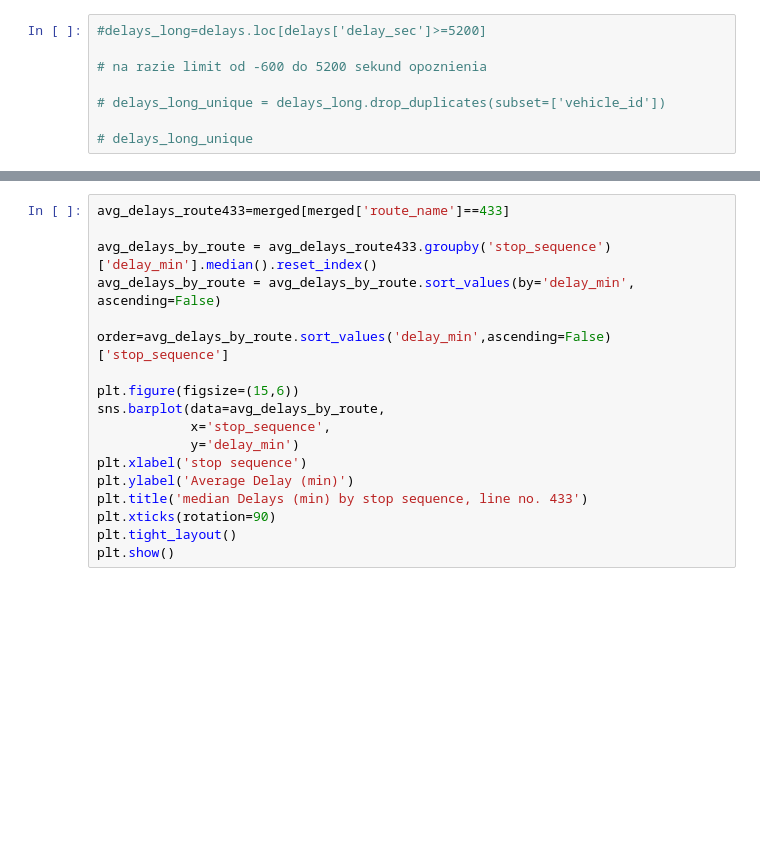
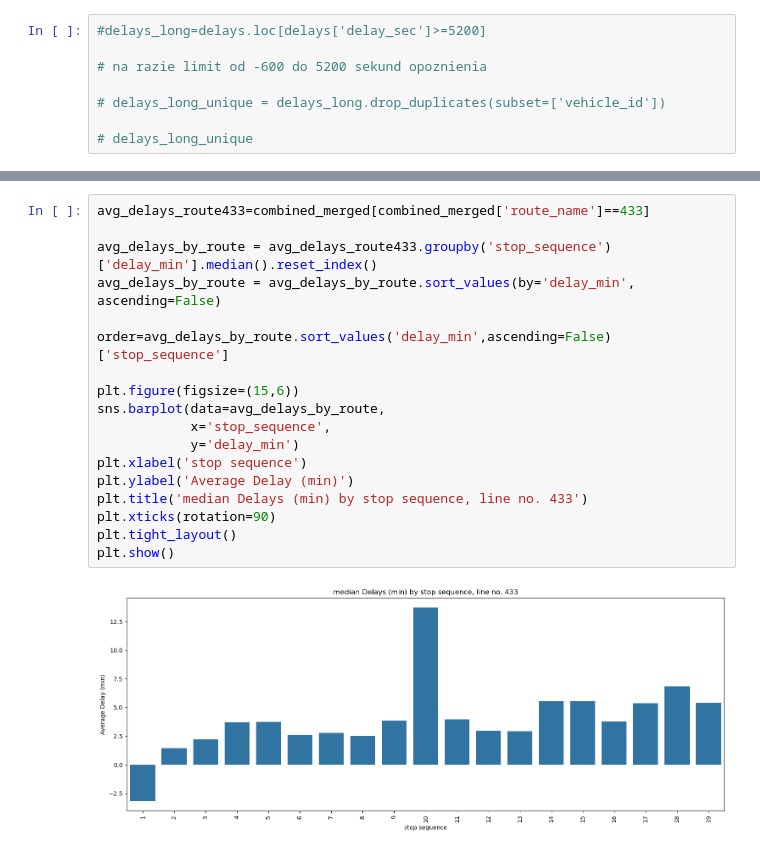
Before and after one commit to chalupka-student/autobusy, a Jupyter notebook: skrypty/testy.ipynb, the cells around one changed output, grey strips where cells are left out. Saved outputs shown, nothing was run; the diff lists cells and outputs as text; blank space fills up the shorter version.

```diff
--- a/skrypty/testy.ipynb
+++ b/skrypty/testy.ipynb
@@ -262,19 +356,21 @@ plt.show()
 # %%
-avg_delays_route433=merged[merged['route_name']==433]
+avg_delays_route433=combined_merged[combined_merged['route_name']==433]
 
 avg_delays_by_route = avg_delays_route433.groupby('stop_sequence')['delay_min'].median().reset_index()
 avg_delays_by_route = avg_delays_by_route.sort_values(by='delay_min', ascending=False)
 
 order=avg_delays_by_route.sort_values('delay_min',ascending=False)['stop_sequence']
 
 plt.figure(figsize=(15,6))
 sns.barplot(data=avg_delays_by_route,
             x='stop_sequence',
             y='delay_min')
 plt.xlabel('stop sequence')
 plt.ylabel('Average Delay (min)')
 plt.title('median Delays (min) by stop sequence, line no. 433')
 plt.xticks(rotation=90)
 plt.tight_layout()
 plt.show()
+# %% [output]
+[figure, added]
 # %%
```
Also changed, not shown: parts of 20 cells of this notebook.
